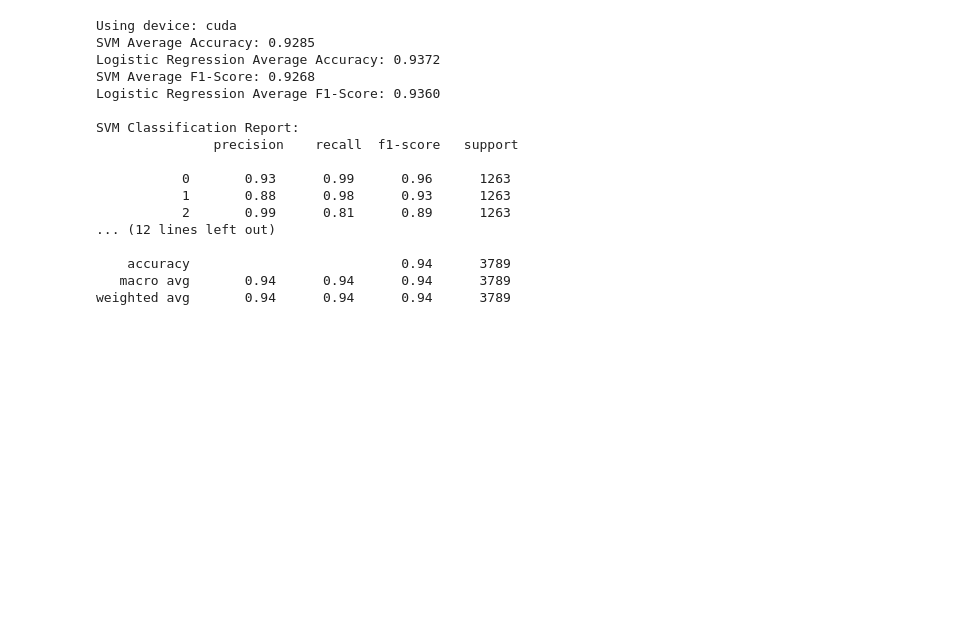
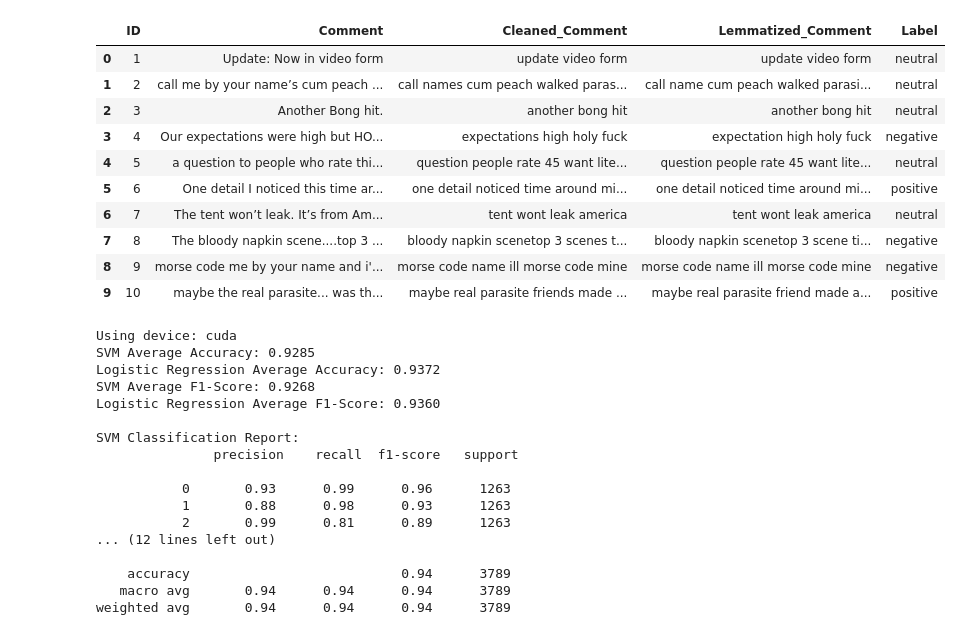
Before and after one commit to elifylmaz/DataMining-Project, a Jupyter notebook: DataMining.ipynb, the cells around one changed output. Cells and saved outputs as stored; diff of their text form; code cells hidden in the pictures; blank space fills up the shorter version.

```diff
--- a/DataMining.ipynb
+++ b/DataMining.ipynb
@@ -1,3 +1,24 @@
+# %%
+import pandas as pd
+
+# CSV dosyasını yükle
+file_path = 'lemmatized_comments_with_labels.csv'
+df = pd.read_csv(file_path)
+
+# İlk 10 satırı yazdır
+df.head(10)
+# %% [output]
+|  | ID | Comment | Cleaned_Comment | Lemmatized_Comment | Label |
+| 0 | 1 | Update: Now in video form | update video form | update video form | neutral |
+| 1 | 2 | call me by your name’s cum peach ... | call names cum peach walked paras... | call name cum peach walked parasi... | neutral |
+| 2 | 3 | Another Bong hit. | another bong hit | another bong hit | neutral |
+| 3 | 4 | Our expectations were high but HO... | expectations high holy fuck | expectation high holy fuck | negative |
+| 4 | 5 | a question to people who rate thi... | question people rate 45 want lite... | question people rate 45 want lite... | neutral |
+| 5 | 6 | One detail I noticed this time ar... | one detail noticed time around mi... | one detail noticed time around mi... | positive |
+| 6 | 7 | The tent won’t leak. It’s from Am... | tent wont leak america | tent wont leak america | neutral |
+| 7 | 8 | The bloody napkin scene....top 3 ... | bloody napkin scenetop 3 scenes t... | bloody napkin scenetop 3 scene ti... | negative |
+| 8 | 9 | morse code me by your name and i'... | morse code name ill morse code mine | morse code name ill morse code mine | negative |
+| 9 | 10 | maybe the real parasite... was th... | maybe real parasite friends made ... | maybe real parasite friend made a... | positive |
 # %%
 import pandas as pd
 import matplotlib.pyplot as plt
```
Also changed, not shown: parts of 3 cells of this notebook, 7 other files.
